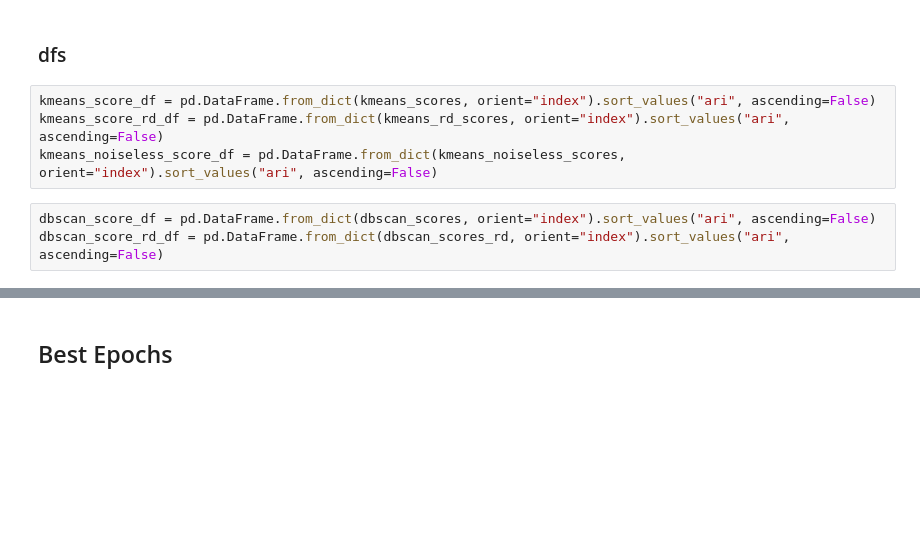
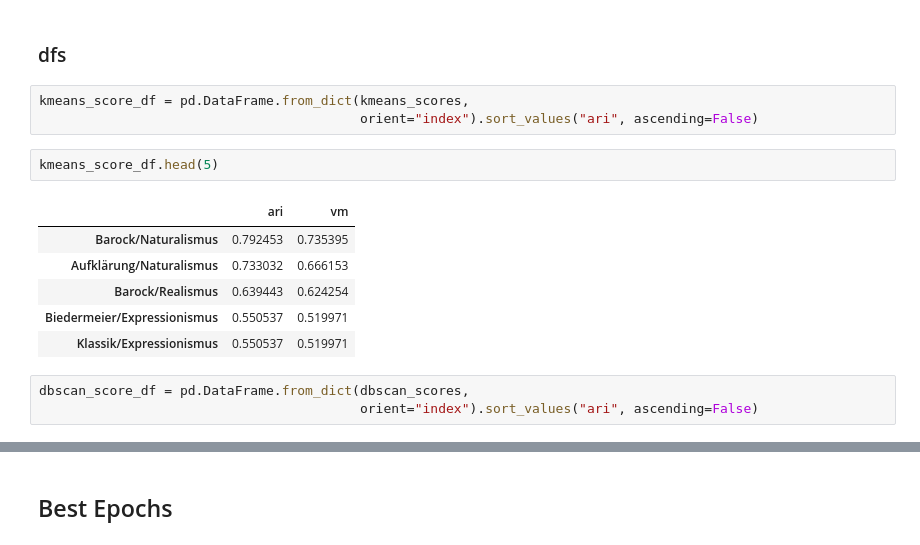
Before and after one commit to realjanpaulus/clusterpoems, a Jupyter notebook: app/evaluation.ipynb, the cells around one changed output, grey strips where cells are left out. Saved outputs shown, nothing was run; the diff lists cells and outputs as text; blank space fills up the shorter version.

```diff
--- a/app/clustering_evaluation.ipynb
+++ b/app/evaluation.ipynb
@@ -83,9 +63,17 @@ for k,v in kmeans_noiseless.items():
 # %% [markdown]
 ### dfs
 # %%
-kmeans_score_df = pd.DataFrame.from_dict(kmeans_scores, orient="index").sort_values("ari", ascending=False)
-kmeans_score_rd_df = pd.DataFrame.from_dict(kmeans_rd_scores, orient="index").sort_values("ari", ascending=False)
-kmeans_noiseless_score_df = pd.DataFrame.from_dict(kmeans_noiseless_scores, orient="index").sort_values("ari", ascending=False)
+kmeans_score_df = pd.DataFrame.from_dict(kmeans_scores,
+                                         orient="index").sort_values("ari", ascending=False)
+# %%
+kmeans_score_df.head(5)
+# %% [output]
+|  | ari | vm |
+| Barock/Naturalismus | 0.792453 | 0.735395 |
+| Aufklärung/Naturalismus | 0.733032 | 0.666153 |
+| Barock/Realismus | 0.639443 | 0.624254 |
+| Biedermeier/Expressionismus | 0.550537 | 0.519971 |
+| Klassik/Expressionismus | 0.550537 | 0.519971 |
 # %%
-dbscan_score_df = pd.DataFrame.from_dict(dbscan_scores, orient="index").sort_values("ari", ascending=False)
-dbscan_score_rd_df = pd.DataFrame.from_dict(dbscan_scores_rd, orient="index").sort_values("ari", ascending=False)
+dbscan_score_df = pd.DataFrame.from_dict(dbscan_scores,
+                                         orient="index").sort_values("ari", ascending=False)
```
Also changed, not shown: parts of 18 cells of this notebook, 14 other files.
